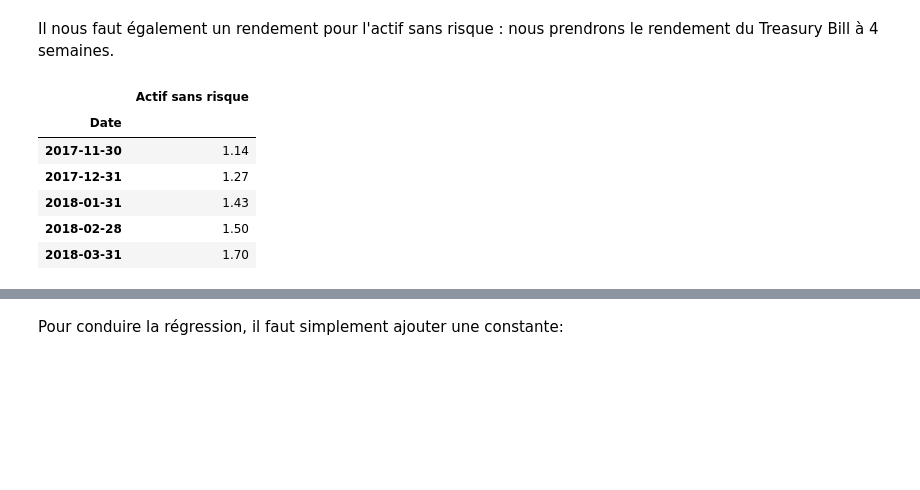
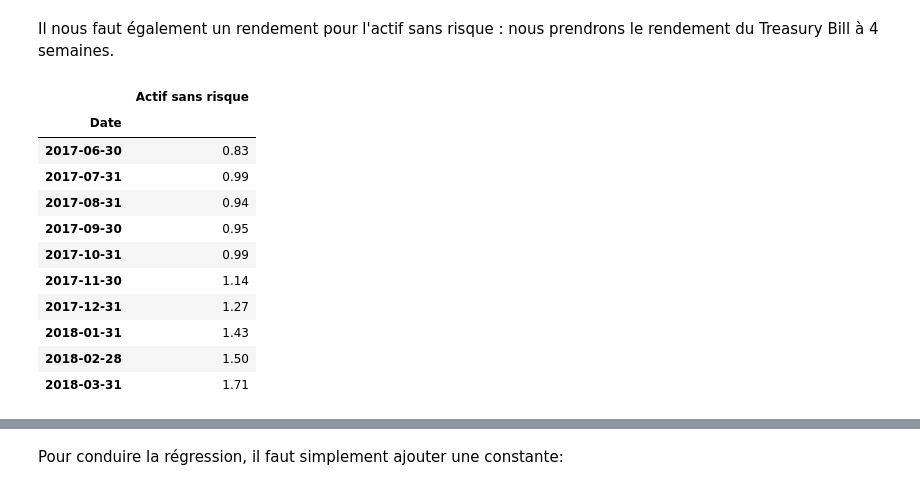
Before and after one commit to nicolasmauhe/theorie_financiere, a Jupyter notebook: Partie_2.ipynb, the cells around one changed output, grey strips where cells are left out. Saved outputs shown, nothing was run; the diff lists cells and outputs as text; code cells hidden in the pictures; blank space fills up the shorter version.

```diff
--- a/Partie_2.ipynb
+++ b/Partie_2.ipynb
@@ -464,16 +486,21 @@ Il nous faut également un rendement pour l'actif sans risque : nous prendrons l
 # %%
 actif_sans_risque = quandl.get('USTREASURY/BILLRATES', start_date = debut, column_index = 2, collapse=frequence)
 actif_sans_risque.columns = ['Actif sans risque']
-# %%
-actif_sans_risque.head()
-# %% [output]
-|  | Actif sans risque |
-| Date |  |
-| 2017-11-30 | 1.14 |
-| 2017-12-31 | 1.27 |
-| 2018-01-31 | 1.43 |
-| 2018-02-28 | 1.50 |
-| 2018-03-31 | 1.70 |
+# %%
+actif_sans_risque.tail(10)
+# %% [output]
+|  | Actif sans risque |
+| Date |  |
+| 2017-06-30 | 0.83 |
+| 2017-07-31 | 0.99 |
+| 2017-08-31 | 0.94 |
+| 2017-09-30 | 0.95 |
+| 2017-10-31 | 0.99 |
+| 2017-11-30 | 1.14 |
+| 2017-12-31 | 1.27 |
+| 2018-01-31 | 1.43 |
+| 2018-02-28 | 1.50 |
+| 2018-03-31 | 1.71 |
 # %%
 actif_sans_risque = (1 + actif_sans_risque/100) ** (1/12) - 1
 actif_sans_risque.tail()
```
Also changed, not shown: parts of 52 cells of this notebook, 1 other file.
